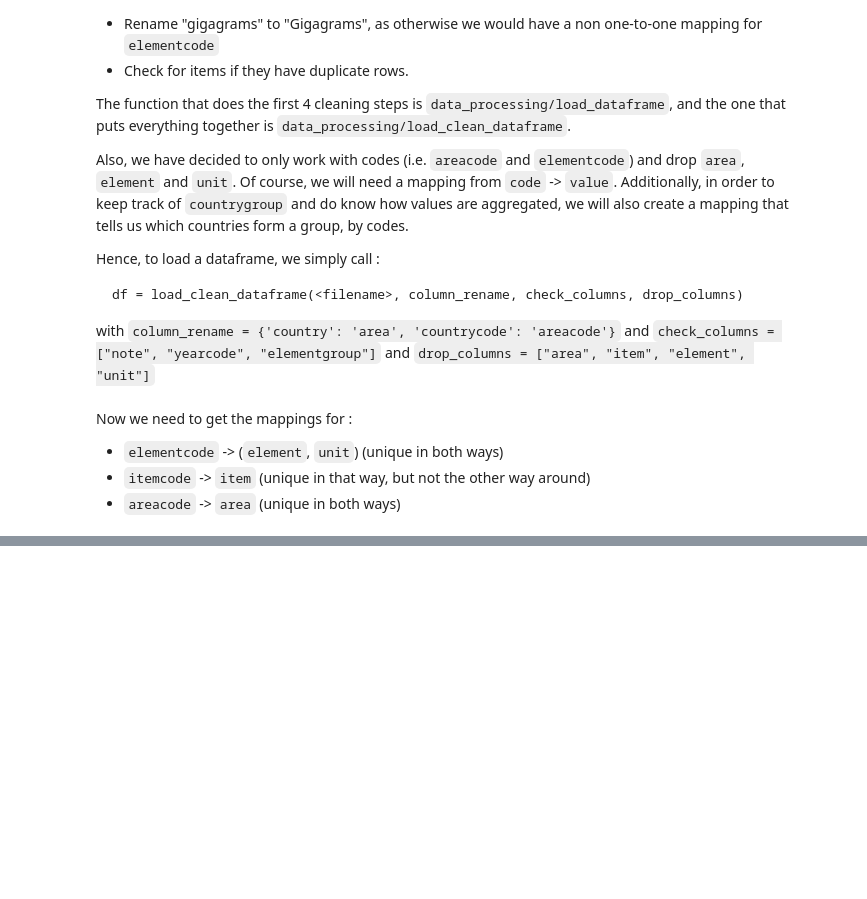
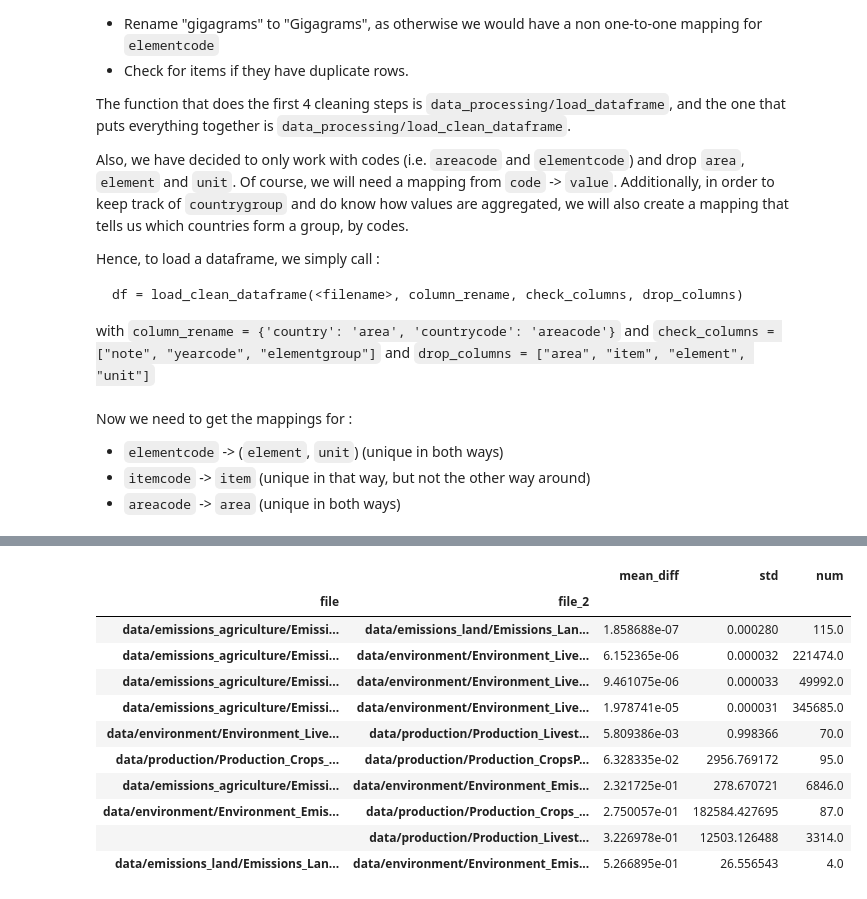
Before and after one commit to ChatPerche/ADA_Project, a Jupyter notebook: Milestone_2.ipynb, the cells around one changed output, grey strips where cells are left out. Cells and saved outputs as stored; diff of their text form; code cells hidden in the pictures; blank space fills up the shorter version.

```diff
--- a/Milestone_2.ipynb
+++ b/Milestone_2.ipynb
@@ -458,0 +550,13 @@ country_groups = get_country_groups("data/country_groups.csv")
+# %%
+def get_percentage_diff(value_1, value_2):
+    diff = np.abs(value_1 - value_2)
+    sum_ = (value_1 + value_2) / 2.0
+    diff = diff / sum_
+    return diff
+
+def is_close(value_1, value_2, threshold=0.01):
+    diff = get_percentage_diff(value_1, value_2)
+    return (value_1 == value_2) | (diff < threshold) | (value_1.isna() & value_2.isna())
+
+def is_same_flag(flag_1, flag_2):
+    return (flag_1 == flag_2) | (flag_1.isna() & flag_2.isna())
@@ -458,0 +572,16 @@ country_groups = get_country_groups("data/country_groups.csv")
+# %%
+close_same_flag = joined[is_close(joined.value, joined.value_2) & is_same_flag(joined.flag, joined.flag_2)]
+close_same_flag.groupby(['file', 'file_2']).apply(lambda x: pd.Series({'mean_diff': np.mean(get_percentage_diff(x['value'], x['value_2'])*100), 'std': np.std(x['value'] - x['value_2']), 'num': x.shape[0]})).sort_values('mean_diff')
+# %% [output]
+|  |  | mean_diff | std | num |
+| file | file_2 |  |  |  |
+| data/emissions_agriculture/Emissi... | data/emissions_land/Emissions_Lan... | 1.858688e-07 | 0.000280 | 115.0 |
+| data/emissions_agriculture/Emissi... | data/environment/Environment_Live... | 6.152365e-06 | 0.000032 | 221474.0 |
+| data/emissions_agriculture/Emissi... | data/environment/Environment_Live... | 9.461075e-06 | 0.000033 | 49992.0 |
+| data/emissions_agriculture/Emissi... | data/environment/Environment_Live... | 1.978741e-05 | 0.000031 | 345685.0 |
+| data/environment/Environment_Live... | data/production/Production_Livest... | 5.809386e-03 | 0.998366 | 70.0 |
+| data/production/Production_Crops_... | data/production/Production_CropsP... | 6.328335e-02 | 2956.769172 | 95.0 |
+| data/emissions_agriculture/Emissi... | data/environment/Environment_Emis... | 2.321725e-01 | 278.670721 | 6846.0 |
+| data/environment/Environment_Emis... | data/production/Production_Crops_... | 2.750057e-01 | 182584.427695 | 87.0 |
+|  | data/production/Production_Livest... | 3.226978e-01 | 12503.126488 | 3314.0 |
+| data/emissions_land/Emissions_Lan... | data/environment/Environment_Emis... | 5.266895e-01 | 26.556543 | 4.0 |
```
Also changed, not shown: parts of 36 cells of this notebook, 2 other files.
